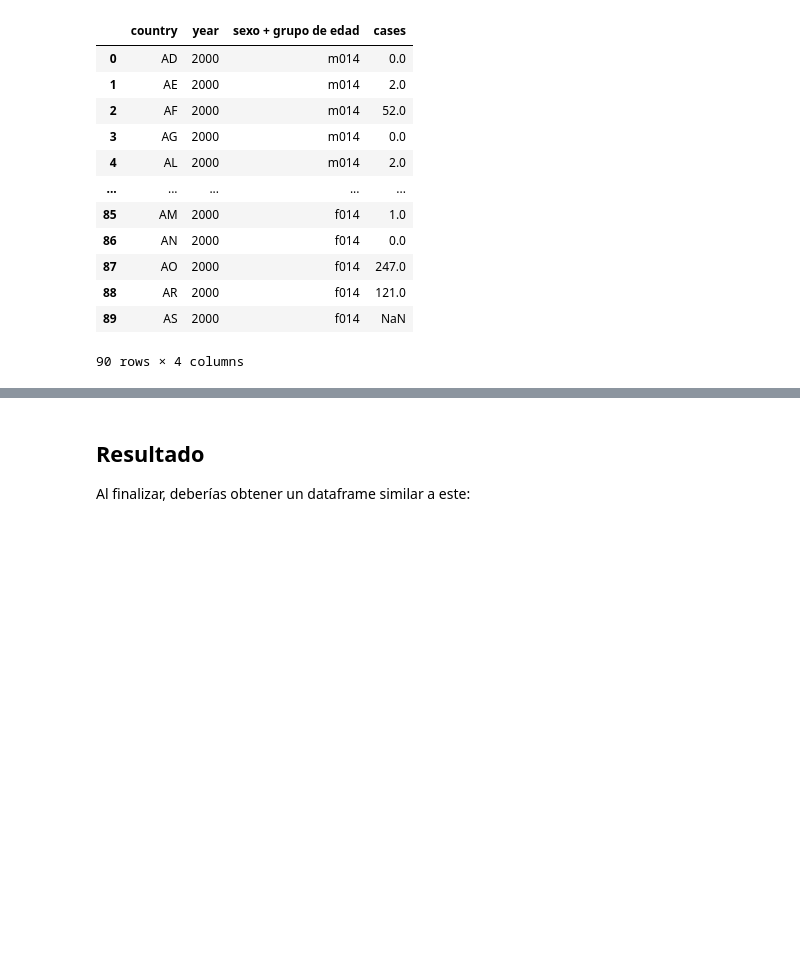
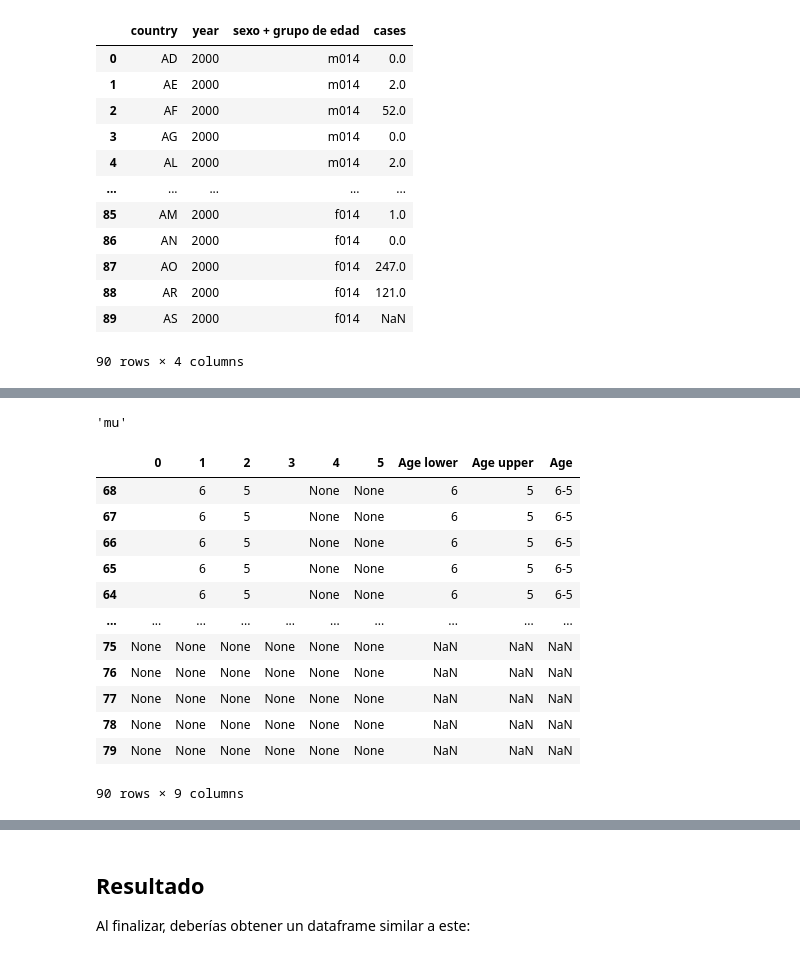
Before and after one commit to SABRIS13/Introduction-to-Data-Science, a Jupyter notebook: Reto/TidyData2.ipynb, the cells around one changed output, grey strips where cells are left out. Cells and saved outputs as stored; diff of their text form; code cells hidden in the pictures; blank space fills up the shorter version.

```diff
--- a/Reto/TidyData2.ipynb
+++ b/Reto/TidyData2.ipynb
@@ -48,3 +48,7 @@ tb1
 | 88 | AR | 2000 | f014 | 121.0 |
 | 89 | AS | 2000 | f014 | NaN |
 90 rows × 4 columns
+# %%
+for i in range(len(tb1)):
+    tb1["sexo + grupo de edad"][i].strip()
+tb1
@@ -76,0 +95,3 @@ tb1
+# %%
+tb2=pd.concat([tb1, tb1Expanded ],axis=1)
+tb2
@@ -76,0 +112,3 @@ tb1
+# %%
+tb2_age=tb2["grupo de edad"].str.split("", expand=True)
+tb2_age
@@ -76,0 +146,32 @@ tb1
+# %%
+tb1["sexo + grupo de edad"][78]
+# %% [output]
+'mu'
+# %%
+for i in range(len(tb1)):
+    if len(tb1["sexo + grupo de edad"][i])!=4:
+        tb2_age["Age lower"]=tb2_age[1].map(str)+tb2_age[2]
+        tb2_age["Age upper"]=tb2_age[4].map(str)+tb2_age[5]
+    elif len(tb1["sexo + grupo de edad"][i])==3:
+        tb2_age["Age lower"]=tb2_age[0].map(str)+tb2_age[1]
+        tb2_age["Age upper"]=tb2_age[4].map(str)+tb2_age[5]
+    else:
+        tb2_age["Age lower"]=tb2_age[0].map(str)+tb2_age[1]
+        tb2_age["Age upper"]=tb2_age[2].map(str)+tb2_age[3]
+
+tb2_age["Age"]=tb2_age["Age lower"].map(str)+"-"+tb2_age["Age upper"]
+tb2_age.sort_values(["Age"], ascending=False)
+# %% [output]
+|  | 0 | 1 | 2 | 3 | 4 | 5 | Age lower | Age upper | Age |
+| 68 |  | 6 | 5 |  | None | None | 6 | 5 | 6-5 |
+| 67 |  | 6 | 5 |  | None | None | 6 | 5 | 6-5 |
+| 66 |  | 6 | 5 |  | None | None | 6 | 5 | 6-5 |
+| 65 |  | 6 | 5 |  | None | None | 6 | 5 | 6-5 |
+| 64 |  | 6 | 5 |  | None | None | 6 | 5 | 6-5 |
+| ... | ... | ... | ... | ... | ... | ... | ... | ... | ... |
+| 75 | None | None | None | None | None | None | NaN | NaN | NaN |
+| 76 | None | None | None | None | None | None | NaN | NaN | NaN |
+| 77 | None | None | None | None | None | None | NaN | NaN | NaN |
+| 78 | None | None | None | None | None | None | NaN | NaN | NaN |
+| 79 | None | None | None | None | None | None | NaN | NaN | NaN |
+90 rows × 9 columns
```
Also changed, not shown: parts of 14 cells of this notebook, 15 other files.
